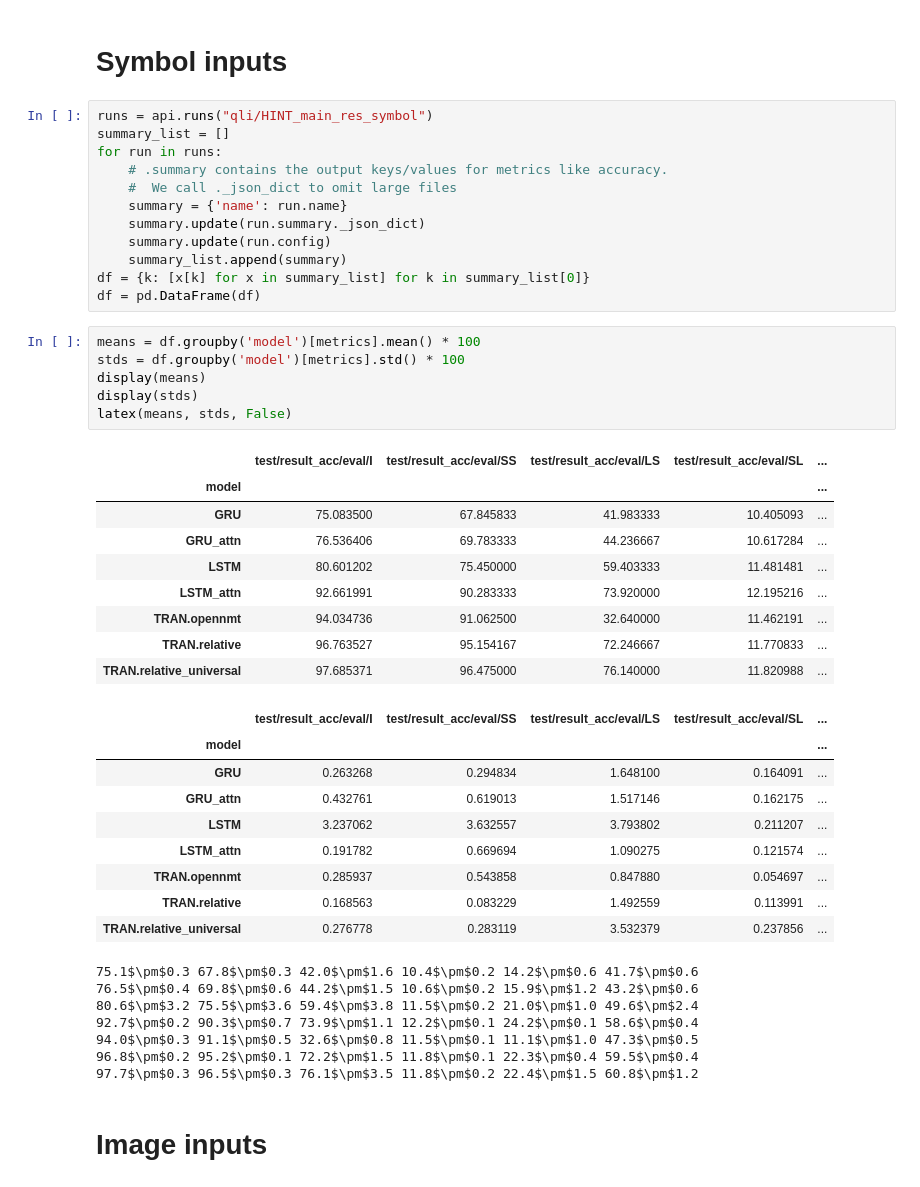
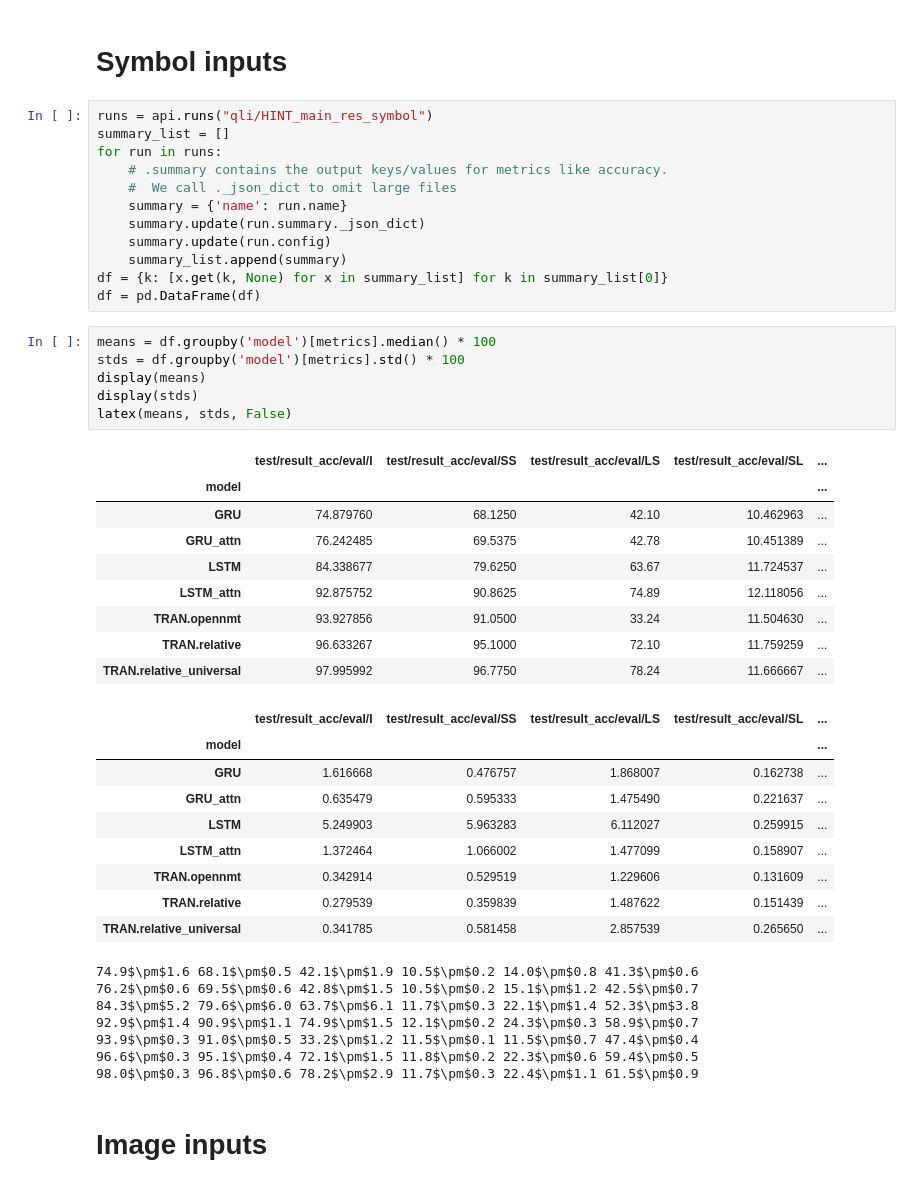
Before and after one commit to liqing-ustc/HINT, a Jupyter notebook: results/analysis.ipynb, the cells around one changed output. Drawn from its saved outputs; the diff is of its cells as text.

```diff
--- a/results/analysis.ipynb
+++ b/results/analysis.ipynb
@@ -31,40 +31,40 @@ for run in runs:
     summary.update(run.summary._json_dict)
     summary.update(run.config)
     summary_list.append(summary)
-df = {k: [x[k] for x in summary_list] for k in summary_list[0]}
+df = {k: [x.get(k, None) for x in summary_list] for k in summary_list[0]}
 df = pd.DataFrame(df)
 # %%
-means = df.groupby('model')[metrics].mean() * 100
+means = df.groupby('model')[metrics].median() * 100
 stds = df.groupby('model')[metrics].std() * 100
 display(means)
 display(stds)
 latex(means, stds, False)
 # %% [output]
 |  | test/result_acc/eval/I | test/result_acc/eval/SS | test/result_acc/eval/LS | test/result_acc/eval/SL | ... |
 | model |  |  |  |  | ... |
-| GRU | 75.083500 | 67.845833 | 41.983333 | 10.405093 | ... |
-| GRU_attn | 76.536406 | 69.783333 | 44.236667 | 10.617284 | ... |
-| LSTM | 80.601202 | 75.450000 | 59.403333 | 11.481481 | ... |
-| LSTM_attn | 92.661991 | 90.283333 | 73.920000 | 12.195216 | ... |
-| TRAN.opennmt | 94.034736 | 91.062500 | 32.640000 | 11.462191 | ... |
-| TRAN.relative | 96.763527 | 95.154167 | 72.246667 | 11.770833 | ... |
-| TRAN.relative_universal | 97.685371 | 96.475000 | 76.140000 | 11.820988 | ... |
+| GRU | 74.879760 | 68.1250 | 42.10 | 10.462963 | ... |
+| GRU_attn | 76.242485 | 69.5375 | 42.78 | 10.451389 | ... |
+| LSTM | 84.338677 | 79.6250 | 63.67 | 11.724537 | ... |
+| LSTM_attn | 92.875752 | 90.8625 | 74.89 | 12.118056 | ... |
+| TRAN.opennmt | 93.927856 | 91.0500 | 33.24 | 11.504630 | ... |
+| TRAN.relative | 96.633267 | 95.1000 | 72.10 | 11.759259 | ... |
+| TRAN.relative_universal | 97.995992 | 96.7750 | 78.24 | 11.666667 | ... |
 |  | test/result_acc/eval/I | test/result_acc/eval/SS | test/result_acc/eval/LS | test/result_acc/eval/SL | ... |
 | model |  |  |  |  | ... |
-| GRU | 0.263268 | 0.294834 | 1.648100 | 0.164091 | ... |
-| GRU_attn | 0.432761 | 0.619013 | 1.517146 | 0.162175 | ... |
-| LSTM | 3.237062 | 3.632557 | 3.793802 | 0.211207 | ... |
-| LSTM_attn | 0.191782 | 0.669694 | 1.090275 | 0.121574 | ... |
-| TRAN.opennmt | 0.285937 | 0.543858 | 0.847880 | 0.054697 | ... |
-| TRAN.relative | 0.168563 | 0.083229 | 1.492559 | 0.113991 | ... |
-| TRAN.relative_universal | 0.276778 | 0.283119 | 3.532379 | 0.237856 | ... |
+| GRU | 1.616668 | 0.476757 | 1.868007 | 0.162738 | ... |
+| GRU_attn | 0.635479 | 0.595333 | 1.475490 | 0.221637 | ... |
+| LSTM | 5.249903 | 5.963283 | 6.112027 | 0.259915 | ... |
+| LSTM_attn | 1.372464 | 1.066002 | 1.477099 | 0.158907 | ... |
+| TRAN.opennmt | 0.342914 | 0.529519 | 1.229606 | 0.131609 | ... |
+| TRAN.relative | 0.279539 | 0.359839 | 1.487622 | 0.151439 | ... |
+| TRAN.relative_universal | 0.341785 | 0.581458 | 2.857539 | 0.265650 | ... |
-75.1$\pm$0.3 67.8$\pm$0.3 42.0$\pm$1.6 10.4$\pm$0.2 14.2$\pm$0.6 41.7$\pm$0.6
-76.5$\pm$0.4 69.8$\pm$0.6 44.2$\pm$1.5 10.6$\pm$0.2 15.9$\pm$1.2 43.2$\pm$0.6
-80.6$\pm$3.2 75.5$\pm$3.6 59.4$\pm$3.8 11.5$\pm$0.2 21.0$\pm$1.0 49.6$\pm$2.4
-92.7$\pm$0.2 90.3$\pm$0.7 73.9$\pm$1.1 12.2$\pm$0.1 24.2$\pm$0.1 58.6$\pm$0.4
-94.0$\pm$0.3 91.1$\pm$0.5 32.6$\pm$0.8 11.5$\pm$0.1 11.1$\pm$1.0 47.3$\pm$0.5
-96.8$\pm$0.2 95.2$\pm$0.1 72.2$\pm$1.5 11.8$\pm$0.1 22.3$\pm$0.4 59.5$\pm$0.4
-97.7$\pm$0.3 96.5$\pm$0.3 76.1$\pm$3.5 11.8$\pm$0.2 22.4$\pm$1.5 60.8$\pm$1.2
+74.9$\pm$1.6 68.1$\pm$0.5 42.1$\pm$1.9 10.5$\pm$0.2 14.0$\pm$0.8 41.3$\pm$0.6
+76.2$\pm$0.6 69.5$\pm$0.6 42.8$\pm$1.5 10.5$\pm$0.2 15.1$\pm$1.2 42.5$\pm$0.7
+84.3$\pm$5.2 79.6$\pm$6.0 63.7$\pm$6.1 11.7$\pm$0.3 22.1$\pm$1.4 52.3$\pm$3.8
+92.9$\pm$1.4 90.9$\pm$1.1 74.9$\pm$1.5 12.1$\pm$0.2 24.3$\pm$0.3 58.9$\pm$0.7
+93.9$\pm$0.3 91.0$\pm$0.5 33.2$\pm$1.2 11.5$\pm$0.1 11.5$\pm$0.7 47.4$\pm$0.4
+96.6$\pm$0.3 95.1$\pm$0.4 72.1$\pm$1.5 11.8$\pm$0.2 22.3$\pm$0.6 59.4$\pm$0.5
+98.0$\pm$0.3 96.8$\pm$0.6 78.2$\pm$2.9 11.7$\pm$0.3 22.4$\pm$1.1 61.5$\pm$0.9
 # %% [markdown]
 # Image inputs
 # %%
```
Also changed, not shown: parts of 3 cells of this notebook, 3 other files.
